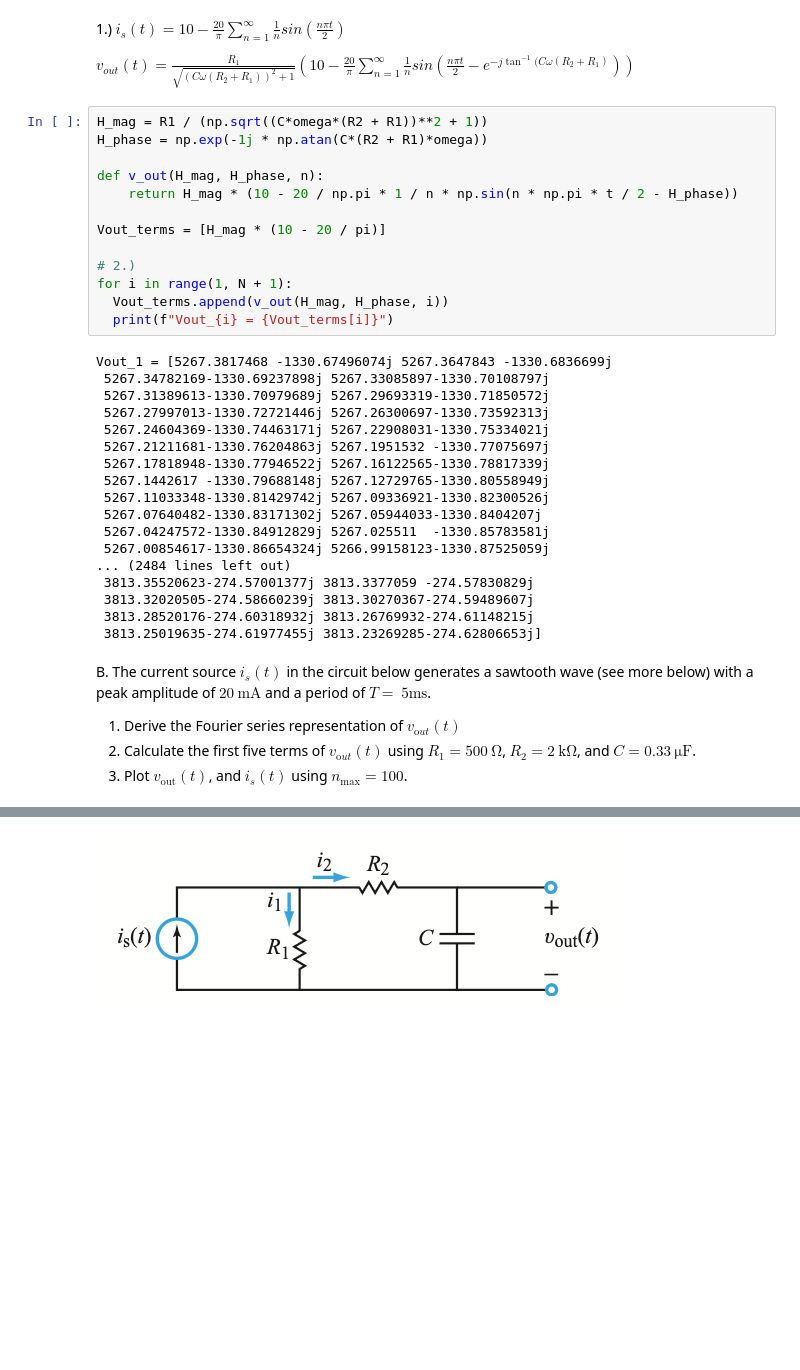
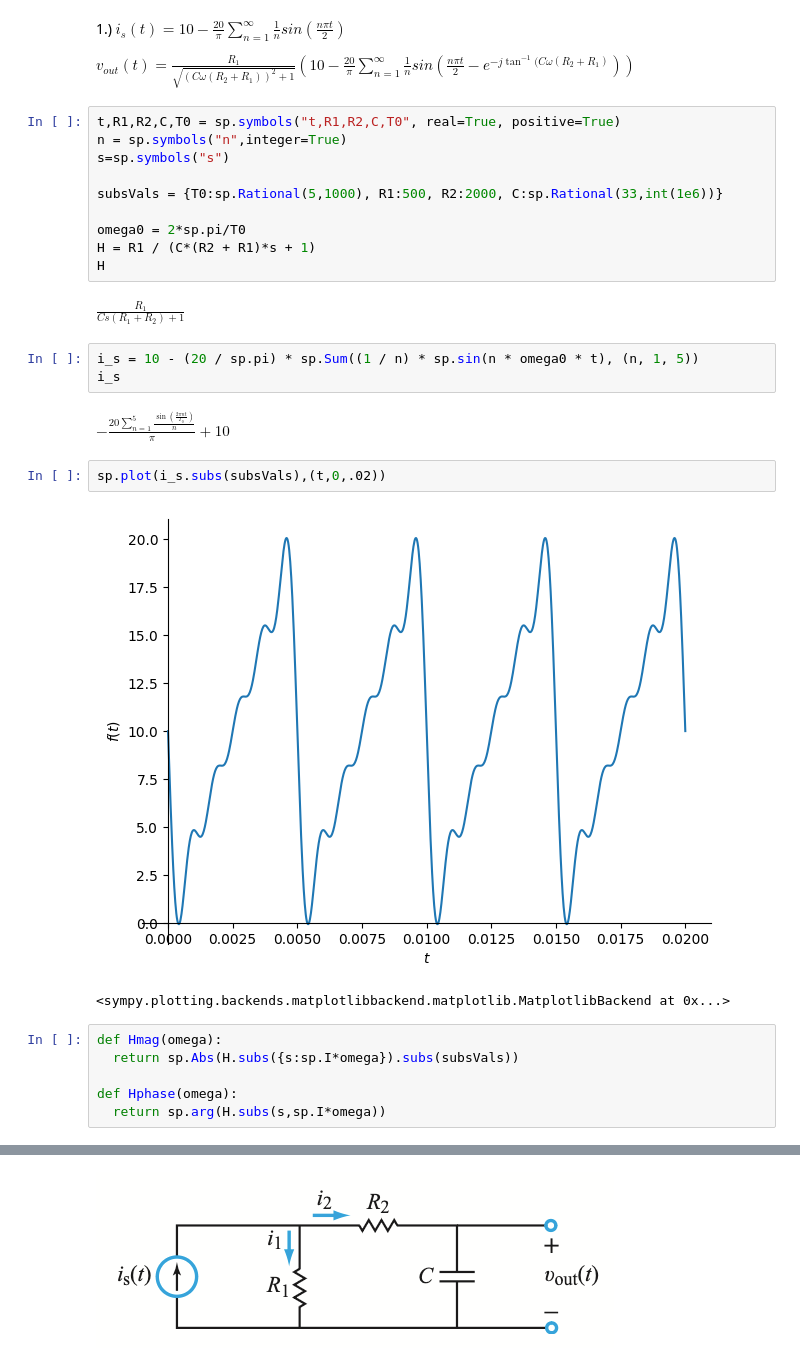
Before and after one commit to vieweghn/EENG-310-Signals-and-Systems, a Jupyter notebook: EENG_310_HW09.ipynb, the cells around one changed output, grey strips where cells are left out. Saved outputs shown, nothing was run; the diff lists cells and outputs as text; blank space fills up the shorter version.

```diff
--- a/EENG_310_HW09.ipynb
+++ b/EENG_310_HW09.ipynb
@@ -37,40 +35,31 @@ N = 5
 1.) $i_{s}(t) = 10 - \frac{20}{\pi} \sum_{n=1}^{∞} \frac{1}{n}sin(\frac{n \pi t}{2})$
 
 $v_{out}(t) = \frac{R_1}{\sqrt{(C \omega(R_2 + R_1))^2 + 1}}(10 - \frac{20}{\pi} \sum_{n=1}^{∞} \frac{1}{n}sin(\frac{n \pi t}{2} - e^{-j \tan^{-1}(C \omega (R_2 + R_1)}))$
-# %%
-H_mag = R1 / (np.sqrt((C*omega*(R2 + R1))**2 + 1))
-H_phase = np.exp(-1j * np.atan(C*(R2 + R1)*omega))
-
-def v_out(H_mag, H_phase, n):
-    return H_mag * (10 - 20 / np.pi * 1 / n * np.sin(n * np.pi * t / 2 - H_phase))
-
-Vout_terms = [H_mag * (10 - 20 / pi)]
-
-# 2.)
-for i in range(1, N + 1):
-  Vout_terms.append(v_out(H_mag, H_phase, i))
-  print(f"Vout_{i} = {Vout_terms[i]}")
-# %% [output]
-Vout_1 = [5267.3817468 -1330.67496074j 5267.3647843 -1330.6836699j
- 5267.34782169-1330.69237898j 5267.33085897-1330.70108797j
- 5267.31389613-1330.70979689j 5267.29693319-1330.71850572j
- 5267.27997013-1330.72721446j 5267.26300697-1330.73592313j
- 5267.24604369-1330.74463171j 5267.22908031-1330.75334021j
- 5267.21211681-1330.76204863j 5267.1951532 -1330.77075697j
- 5267.17818948-1330.77946522j 5267.16122565-1330.78817339j
- 5267.1442617 -1330.79688148j 5267.12729765-1330.80558949j
- 5267.11033348-1330.81429742j 5267.09336921-1330.82300526j
- 5267.07640482-1330.83171302j 5267.05944033-1330.8404207j
- 5267.04247572-1330.84912829j 5267.025511  -1330.85783581j
- 5267.00854617-1330.86654324j 5266.99158123-1330.87525059j
-... (2484 lines left out)
- 3813.35520623-274.57001377j 3813.3377059 -274.57830829j
- 3813.32020505-274.58660239j 3813.30270367-274.59489607j
- 3813.28520176-274.60318932j 3813.26769932-274.61148215j
- 3813.25019635-274.61977455j 3813.23269285-274.62806653j]
-# %% [markdown]
-B. The current source $i_s(t)$ in the circuit below generates a sawtooth wave (see more below) with a peak amplitude of $20\mathrm{~mA}$ and a period of $T=\mathrm{~5ms}$.
-
-1. Derive the Fourier series representation of $v_{\mathrm out}(t)$
-2. Calculate the first five terms of $v_{\mathrm out}(t)$ using $R_1=500~\mathrm{\Omega}$, $R_2=2~\mathrm{k\Omega}$, and $C=0.33\mathrm{~\mu F}$.
-3. Plot $v_\mathrm{out}(t)$, and $i_s(t)$ using $n_\mathrm{max}=100$.
+# %%
+t,R1,R2,C,T0 = sp.symbols("t,R1,R2,C,T0", real=True, positive=True)
+n = sp.symbols("n",integer=True)
+s=sp.symbols("s")
+
+subsVals = {T0:sp.Rational(5,1000), R1:500, R2:2000, C:sp.Rational(33,int(1e6))}
+
+omega0 = 2*sp.pi/T0
+H = R1 / (C*(R2 + R1)*s + 1)
+H
+# %% [output]
+$\displaystyle \frac{R_{1}}{C s \left(R_{1} + R_{2}\right) + 1}$
+# %%
+i_s = 10 - (20 / sp.pi) * sp.Sum((1 / n) * sp.sin(n * omega0 * t), (n, 1, 5))
+i_s
+# %% [output]
+$\displaystyle - \frac{20 \sum_{n=1}^{5} \frac{\sin{\left(\frac{2 \pi n t}{T_{0}} \right)}}{n}}{\pi} + 10$
+# %%
+sp.plot(i_s.subs(subsVals),(t,0,.02))
+# %% [output]
+[figure, added]
+<sympy.plotting.backends.matplotlibbackend.matplotlib.MatplotlibBackend at 0x...>
+# %%
+def Hmag(omega):
+  return sp.Abs(H.subs({s:sp.I*omega}).subs(subsVals))
+
+def Hphase(omega):
+  return sp.arg(H.subs(s,sp.I*omega))
```
Also changed, not shown: parts of 6 cells of this notebook.
